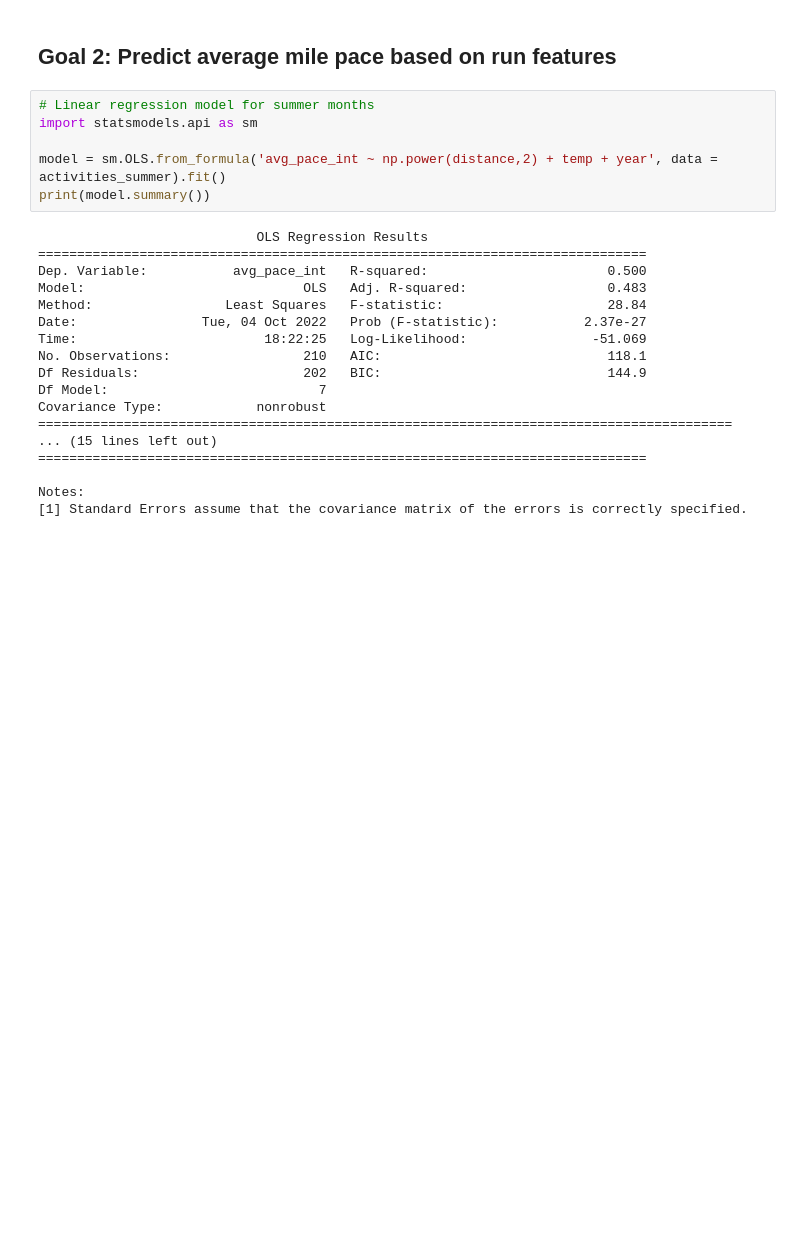
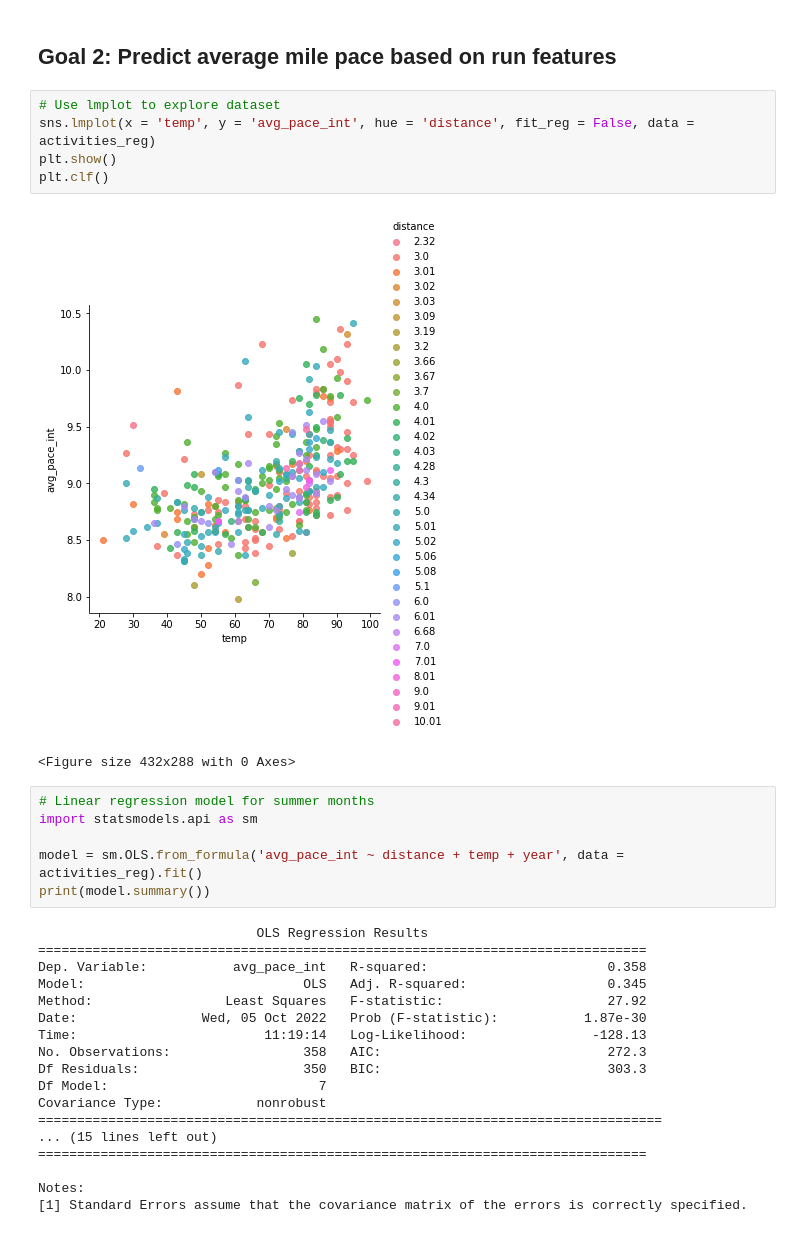
Before and after one commit to bethharvey/Inference-Final-Project, a Jupyter notebook: Inference Final Project.ipynb, the cells around one changed output. Cells and saved outputs as stored; diff of their text form; blank space fills up the shorter version.

Commit message:
Update Inference Final Project.ipynb
More work on linear regression model

```diff
--- a/Inference Final Project.ipynb
+++ b/Inference Final Project.ipynb
@@ -364,25 +384,33 @@ plt.clf()
 Based on these analyses, my average mile pace is not significantly different since March 20, 2022 than it was previously.
 # %% [markdown]
 ## Goal 2: Predict average mile pace based on run features
+# %%
+# Use lmplot to explore dataset
+sns.lmplot(x = 'temp', y = 'avg_pace_int', hue = 'distance', fit_reg = False, data = activities_reg)
+plt.show()
+plt.clf()
+# %% [output]
+[figure, added]
+<Figure size 432x288 with 0 Axes>
 # %%
 # Linear regression model for summer months
 import statsmodels.api as sm
 
-model = sm.OLS.from_formula('avg_pace_int ~ np.power(distance,2) + temp + year', data = activities_summer).fit()
+model = sm.OLS.from_formula('avg_pace_int ~ distance + temp + year', data = activities_reg).fit()
 print(model.summary())
 # %% [output]
                             OLS Regression Results
 ==============================================================================
-Dep. Variable:           avg_pace_int   R-squared:                       0.500
-Model:                            OLS   Adj. R-squared:                  0.483
-Method:                 Least Squares   F-statistic:                     28.84
-Date:                Tue, 04 Oct 2022   Prob (F-statistic):           2.37e-27
-Time:                        18:22:25   Log-Likelihood:                -51.069
-No. Observations:                 210   AIC:                             118.1
-Df Residuals:                     202   BIC:                             144.9
+Dep. Variable:           avg_pace_int   R-squared:                       0.358
+Model:                            OLS   Adj. R-squared:                  0.345
+Method:                 Least Squares   F-statistic:                     27.92
+Date:                Wed, 05 Oct 2022   Prob (F-statistic):           1.87e-30
+Time:                        11:19:14   Log-Likelihood:                -128.13
+No. Observations:                 358   AIC:                             272.3
+Df Residuals:                     350   BIC:                             303.3
 Df Model:                           7
 Covariance Type:            nonrobust
-=========================================================================================
+================================================================================
 ... (15 lines left out)
 ==============================================================================
 
```
Also changed, not shown: parts of 2 cells of this notebook.
